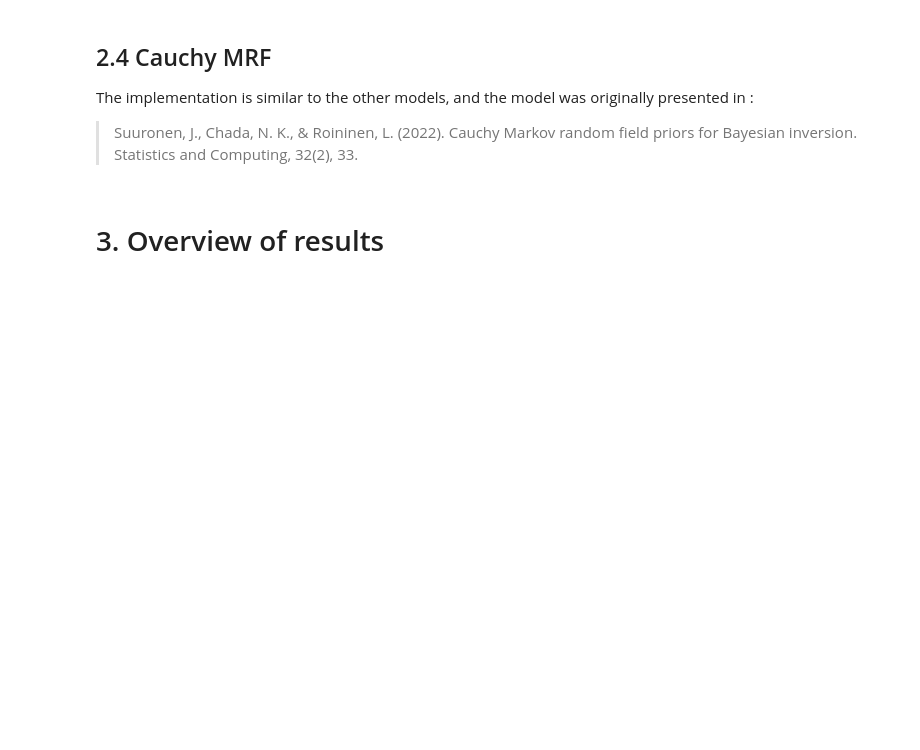
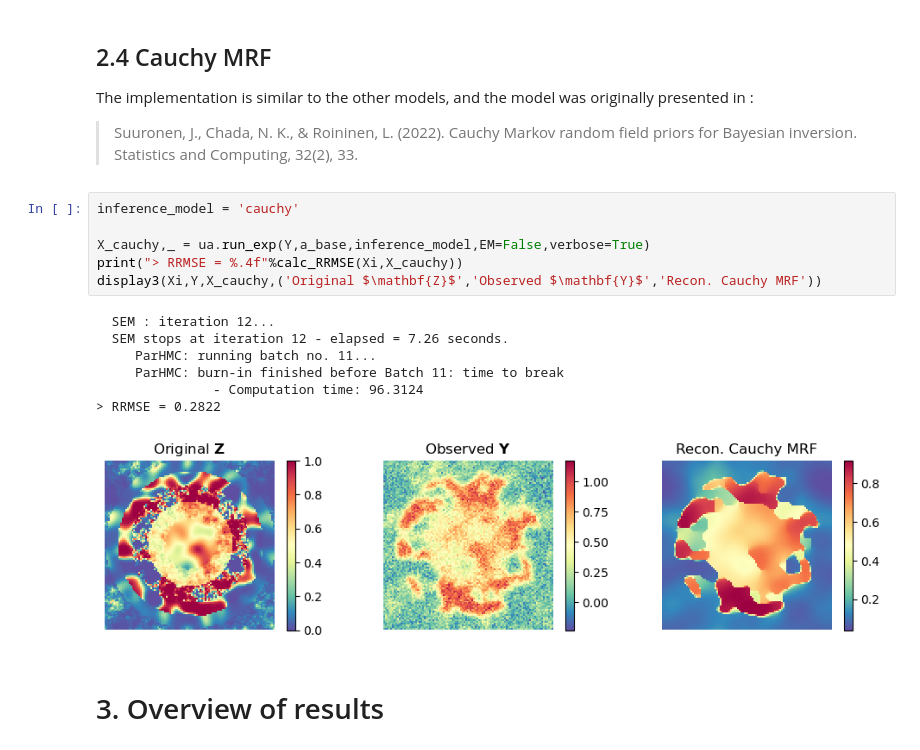
Before and after one commit to courbot/tgrf, a Jupyter notebook: Demo.ipynb, the cells around one changed output. Cells and saved outputs as stored; diff of their text form; blank space fills up the shorter version.

```diff
--- a/Demo.ipynb
+++ b/Demo.ipynb
@@ -234,6 +265,20 @@ Elapsed time: 1.12
 ## 2.4 Cauchy MRF
 The implementation is similar to the other models, and the model was originally presented in :
 > Suuronen, J., Chada, N. K., & Roininen, L. (2022). Cauchy Markov random field priors for Bayesian inversion. Statistics and Computing, 32(2), 33.
+# %%
+inference_model = 'cauchy'
+
+X_cauchy,_ = ua.run_exp(Y,a_base,inference_model,EM=False,verbose=True)
+print("> RRMSE = %.4f"%calc_RRMSE(Xi,X_cauchy))
+display3(Xi,Y,X_cauchy,('Original $\mathbf{Z}$','Observed $\mathbf{Y}$','Recon. Cauchy MRF'))
+# %% [output]
+  SEM : iteration 12...
+  SEM stops at iteration 12 - elapsed = 7.26 seconds.
+     ParHMC: running batch no. 11...
+     ParHMC: burn-in finished before Batch 11: time to break
+               - Computation time: 96.3124
+> RRMSE = 0.2822
+[figure, added]
 # %% [markdown]
 # 3. Overview of results
 # %%
```
Also changed, not shown: parts of 7 cells of this notebook.
